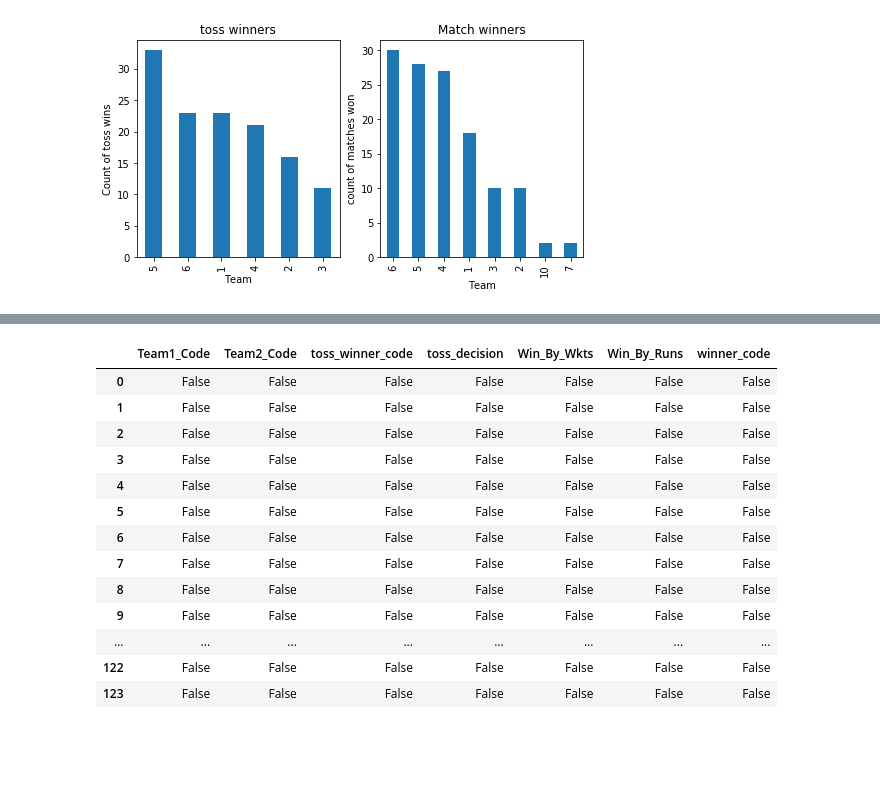
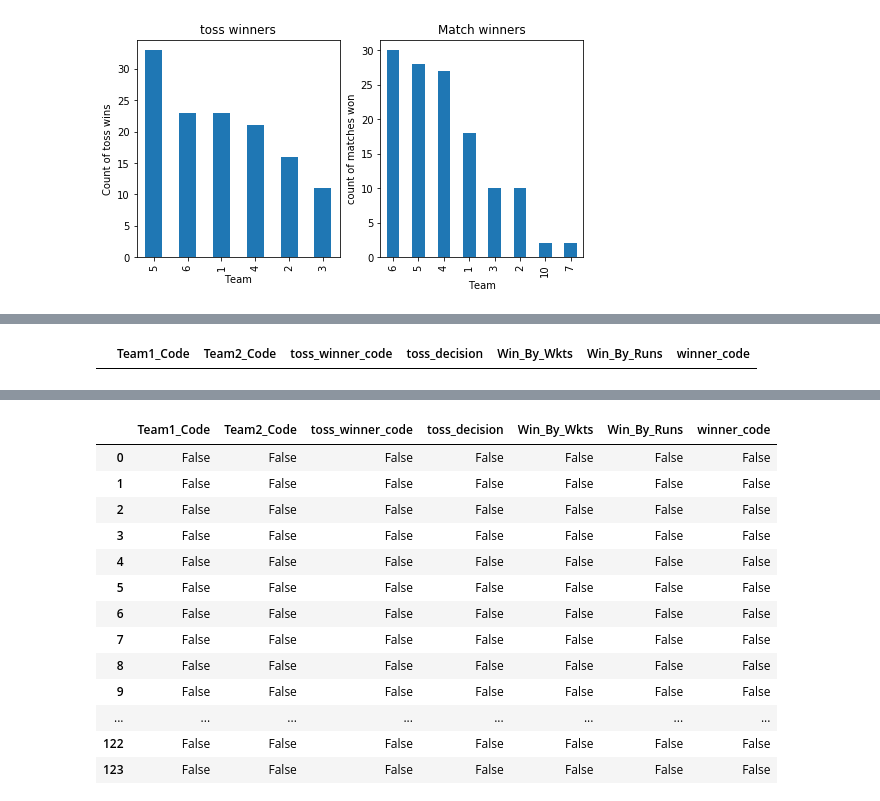
Before and after one commit to syedrafayhashmi/Machine-Learning-Course-NCAI, a Jupyter notebook: Project/PSL_Prediction.ipynb, the cells around one changed output, grey strips where cells are left out. Saved outputs shown, nothing was run; the diff lists cells and outputs as text; code cells hidden in the pictures; blank space fills up the shorter version.

```diff
--- a/Project/PSL_Prediction.ipynb
+++ b/Project/PSL_Prediction.ipynb
@@ -170,5 +172,9 @@ Win_By_Runs         1
 winner_code         0
 dtype: int64
+# %%
+df[pd.isnull(df['Win_By_Runs'])]
+# %% [output]
+|  | Team1_Code | Team2_Code | toss_winner_code | toss_decision | Win_By_Wkts | Win_By_Runs | winner_code |
 # %%
 df.shape
 df.head(2)
```
Also changed, not shown: parts of 16 cells of this notebook, 1 other file.
